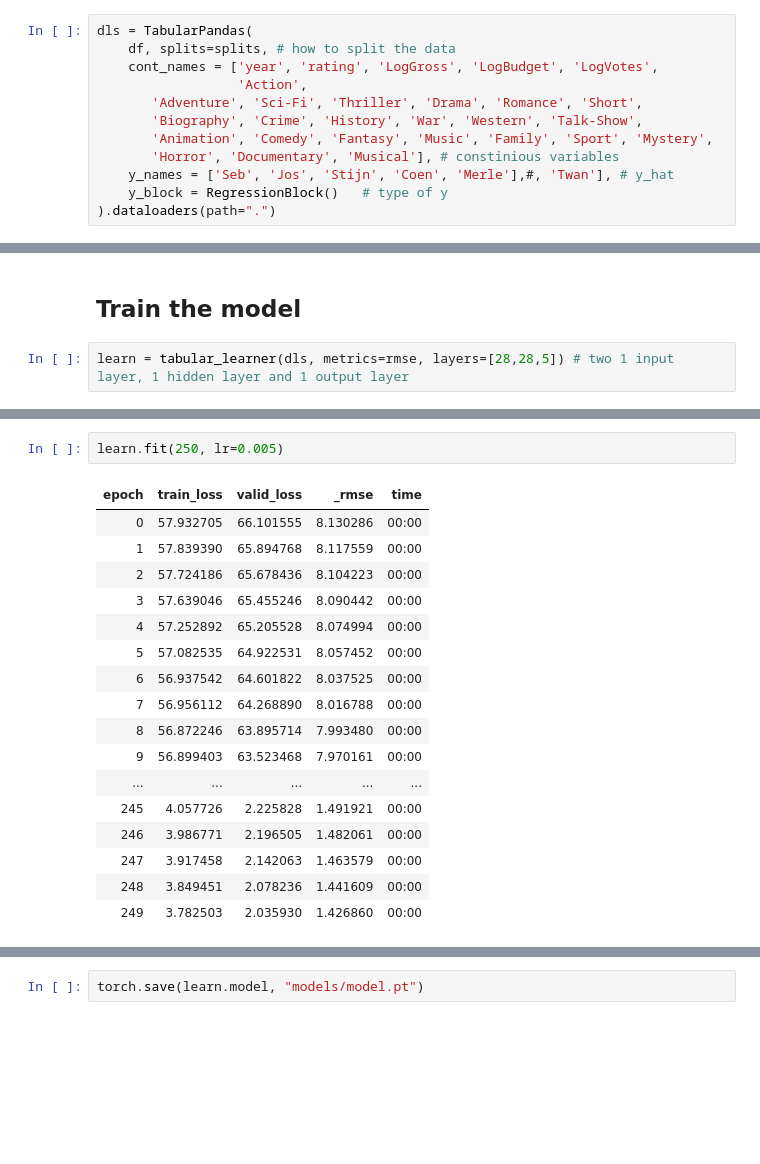
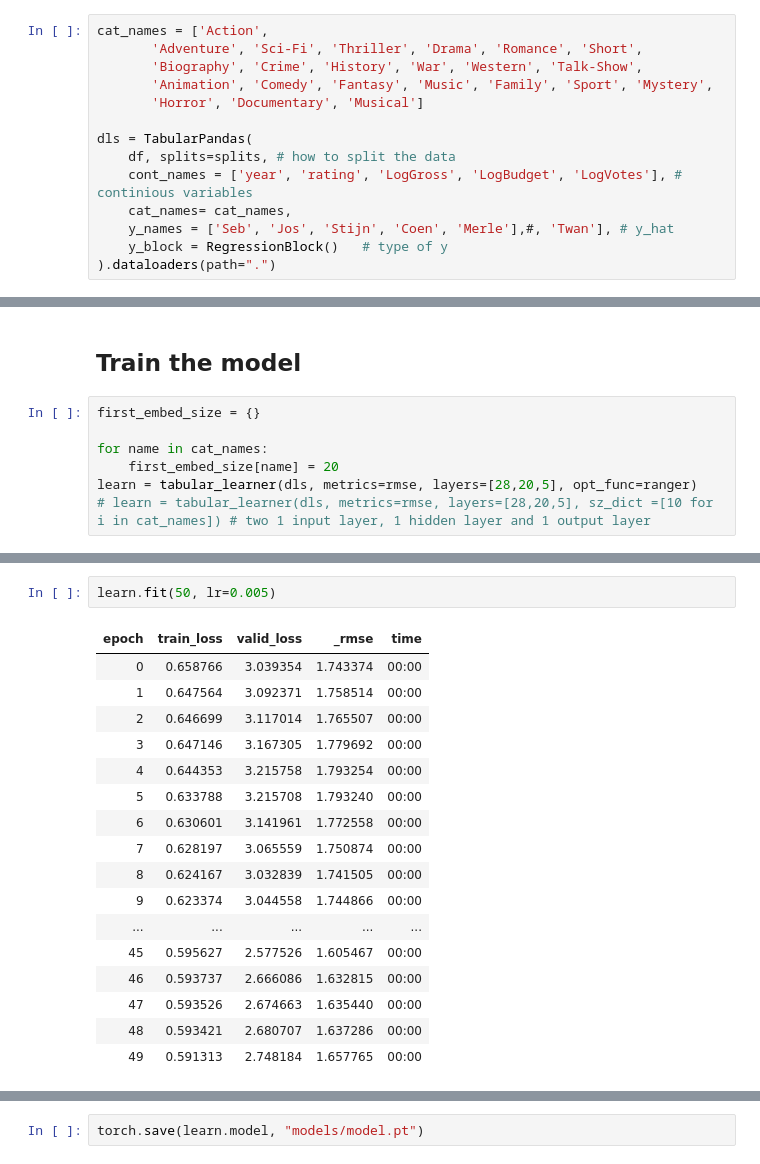
Before and after one commit to JosNicolai/Will-You-Enjoy-the-Movie, a Jupyter notebook: training_model.ipynb, the cells around one changed output, grey strips where cells are left out. Cells and saved outputs as stored; diff of their text form; blank space fills up the shorter version.

```diff
--- a/training_model.ipynb
+++ b/training_model.ipynb
@@ -441,14 +450,16 @@ Index(['Seb', 'Jos', 'Coen', 'Stijn', 'Merle', 'Twan', 'Budget',
 #     y_block = RegressionBlock()   # type of y
 # ).dataloaders(path=".")
 # %%
-dls = TabularPandas(
-    df, splits=splits, # how to split the data
-    cont_names = ['year', 'rating', 'LogGross', 'LogBudget', 'LogVotes',
-                  'Action',
+cat_names = ['Action',
        'Adventure', 'Sci-Fi', 'Thriller', 'Drama', 'Romance', 'Short',
        'Biography', 'Crime', 'History', 'War', 'Western', 'Talk-Show',
        'Animation', 'Comedy', 'Fantasy', 'Music', 'Family', 'Sport', 'Mystery',
-       'Horror', 'Documentary', 'Musical'], # constinious variables
+       'Horror', 'Documentary', 'Musical']
+
+dls = TabularPandas(
+    df, splits=splits, # how to split the data
+    cont_names = ['year', 'rating', 'LogGross', 'LogBudget', 'LogVotes'], # continious variables
+    cat_names= cat_names,
     y_names = ['Seb', 'Jos', 'Stijn', 'Coen', 'Merle'],#, 'Twan'], # y_hat
     y_block = RegressionBlock()   # type of y
 ).dataloaders(path=".")
@@ -469,4 +480,9 @@ dls.valid.show_batch()
 # %% [markdown]
 ## Train the model
 # %%
-learn = tabular_learner(dls, metrics=rmse, layers=[28,28,5]) # two 1 input layer, 1 hidden layer and 1 output layer
+first_embed_size = {}
+
+for name in cat_names:
+    first_embed_size[name] = 20
+learn = tabular_learner(dls, metrics=rmse, layers=[28,20,5], opt_func=ranger)
+# learn = tabular_learner(dls, metrics=rmse, layers=[28,20,5], sz_dict =[10 for i in cat_names]) # two 1 input layer, 1 hidden layer and 1 output layer
@@ -479,22 +518,22 @@ SuggestedLRs(slide=0.00013182566908653826, valley=0.015848932787775993)
 # %%
-learn.fit(250, lr=0.005)
+learn.fit(50, lr=0.005)
 # %% [output]
 | epoch | train_loss | valid_loss | _rmse | time |
-| 0 | 57.932705 | 66.101555 | 8.130286 | 00:00 |
-| 1 | 57.839390 | 65.894768 | 8.117559 | 00:00 |
-| 2 | 57.724186 | 65.678436 | 8.104223 | 00:00 |
-| 3 | 57.639046 | 65.455246 | 8.090442 | 00:00 |
-| 4 | 57.252892 | 65.205528 | 8.074994 | 00:00 |
-| 5 | 57.082535 | 64.922531 | 8.057452 | 00:00 |
-| 6 | 56.937542 | 64.601822 | 8.037525 | 00:00 |
-| 7 | 56.956112 | 64.268890 | 8.016788 | 00:00 |
-| 8 | 56.872246 | 63.895714 | 7.993480 | 00:00 |
-| 9 | 56.899403 | 63.523468 | 7.970161 | 00:00 |
+| 0 | 0.658766 | 3.039354 | 1.743374 | 00:00 |
+| 1 | 0.647564 | 3.092371 | 1.758514 | 00:00 |
+| 2 | 0.646699 | 3.117014 | 1.765507 | 00:00 |
+| 3 | 0.647146 | 3.167305 | 1.779692 | 00:00 |
+| 4 | 0.644353 | 3.215758 | 1.793254 | 00:00 |
+| 5 | 0.633788 | 3.215708 | 1.793240 | 00:00 |
+| 6 | 0.630601 | 3.141961 | 1.772558 | 00:00 |
+| 7 | 0.628197 | 3.065559 | 1.750874 | 00:00 |
+| 8 | 0.624167 | 3.032839 | 1.741505 | 00:00 |
+| 9 | 0.623374 | 3.044558 | 1.744866 | 00:00 |
 | ... | ... | ... | ... | ... |
-| 245 | 4.057726 | 2.225828 | 1.491921 | 00:00 |
-| 246 | 3.986771 | 2.196505 | 1.482061 | 00:00 |
-| 247 | 3.917458 | 2.142063 | 1.463579 | 00:00 |
-| 248 | 3.849451 | 2.078236 | 1.441609 | 00:00 |
-| 249 | 3.782503 | 2.035930 | 1.426860 | 00:00 |
+| 45 | 0.595627 | 2.577526 | 1.605467 | 00:00 |
+| 46 | 0.593737 | 2.666086 | 1.632815 | 00:00 |
+| 47 | 0.593526 | 2.674663 | 1.635440 | 00:00 |
+| 48 | 0.593421 | 2.680707 | 1.637286 | 00:00 |
+| 49 | 0.591313 | 2.748184 | 1.657765 | 00:00 |
 # %%
 cols_to_look_at = df.iloc[1][:5].index
```
Also changed, not shown: parts of 17 cells of this notebook, 1 other file.
